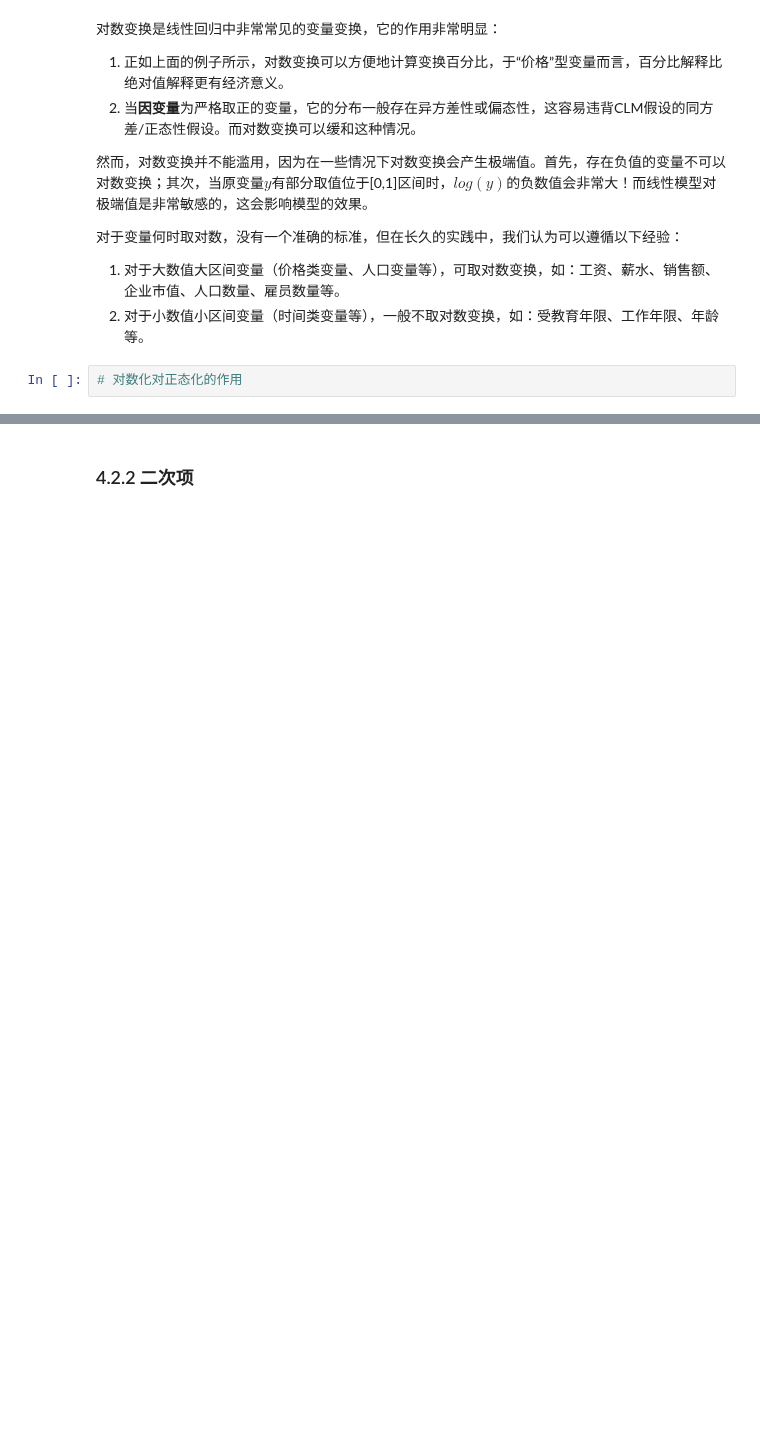
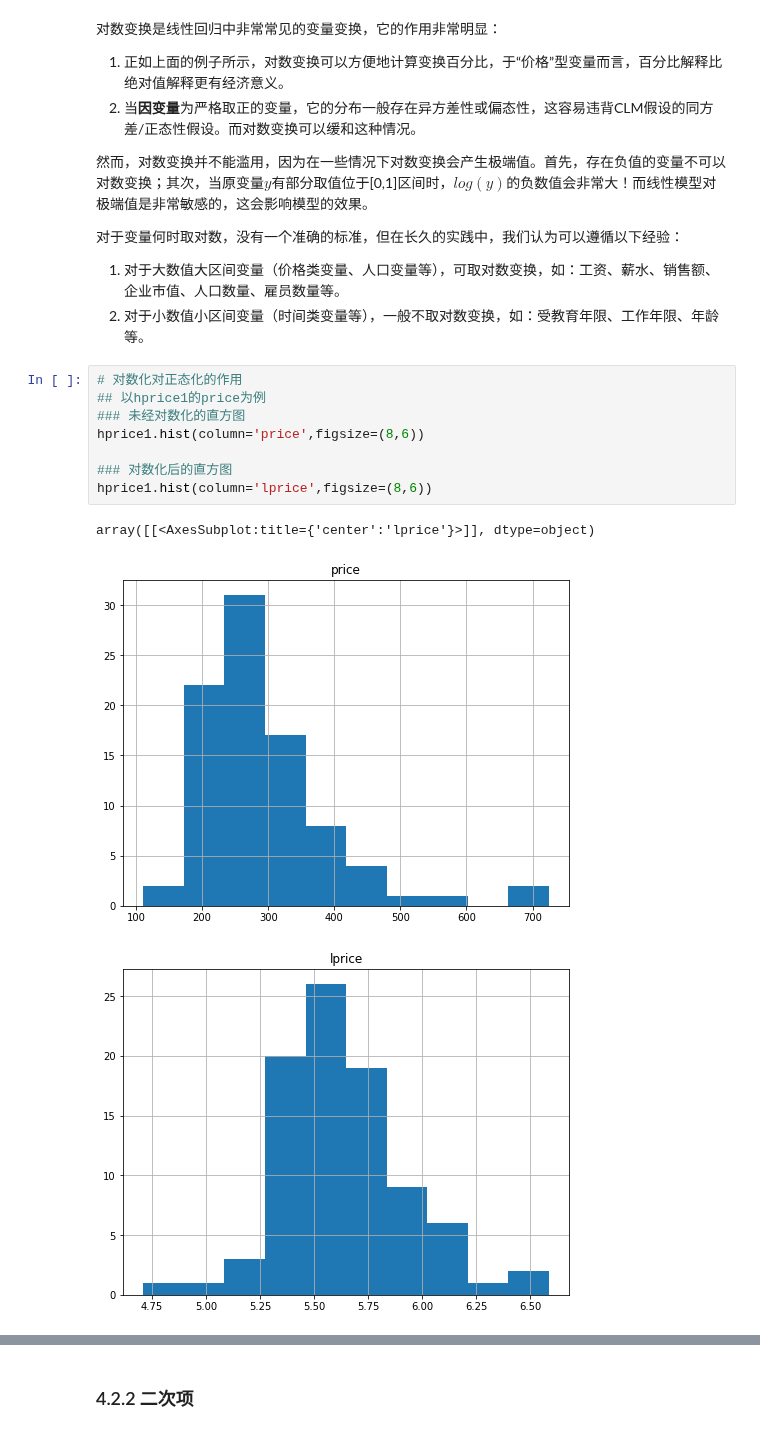
Before and after one commit to Git-Model/Modeling-Universe, a Jupyter notebook: Data-Story/统计分析之回归分析/回归.ipynb, the cells around one changed output, grey strips where cells are left out. Saved outputs shown, nothing was run; the diff lists cells and outputs as text; blank space fills up the shorter version.

```diff
--- a/Data-Story/统计分析之回归分析/回归.ipynb
+++ b/Data-Story/统计分析之回归分析/回归.ipynb
@@ -1315,5 +1436,15 @@ $$
 
 1. 对于大数值大区间变量（价格类变量、人口变量等），可取对数变换，如：工资、薪水、销售额、企业市值、人口数量、雇员数量等。
 2. 对于小数值小区间变量（时间类变量等），一般不取对数变换，如：受教育年限、工作年限、年龄等。
-# %%
-# 对数化对正态化的作用
+# %%
+# 对数化对正态化的作用
+## 以hprice1的price为例
+### 未经对数化的直方图
+hprice1.hist(column='price',figsize=(8,6))
+
+### 对数化后的直方图
+hprice1.hist(column='lprice',figsize=(8,6))
+# %% [output]
+array([[<AxesSubplot:title={'center':'lprice'}>]], dtype=object)
+[figure, added]
+[figure, added]
```
Also changed, not shown: parts of 69 cells of this notebook.
